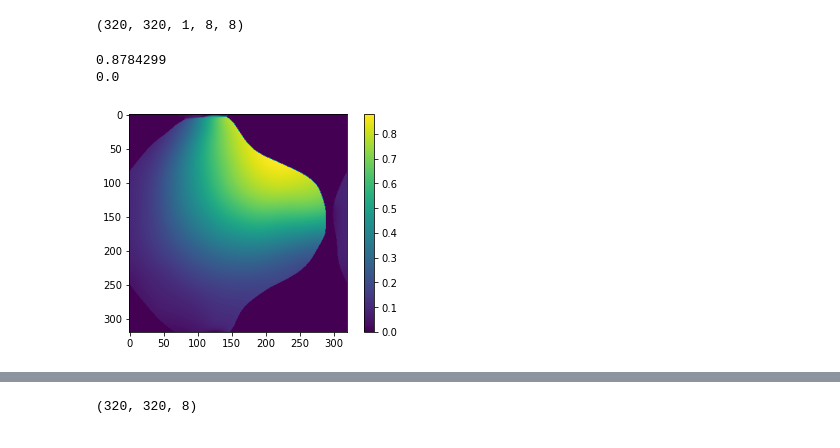
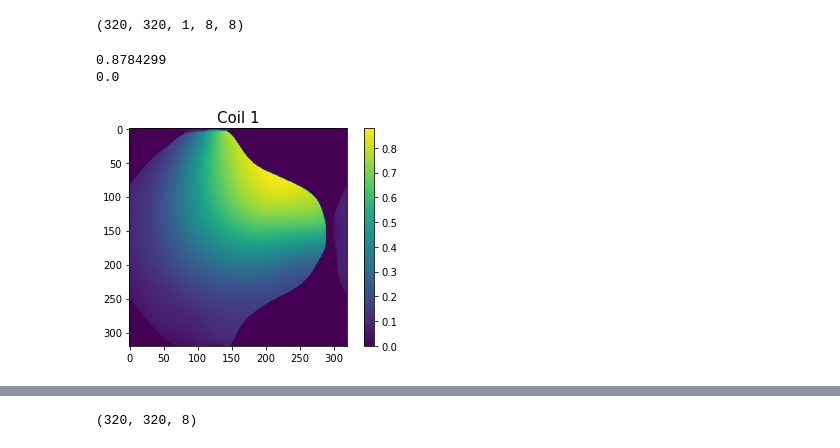
Before and after one commit to Krithika16/Coil_combination_comparative_study, a Jupyter notebook: notebooks/Simulating_phantom_coil_data.ipynb, the cells around one changed output, grey strips where cells are left out. Drawn from its saved outputs; the diff is of its cells as text; code cells hidden in the pictures.

```diff
--- a/notebooks/Simulating_phantom_coil_data.ipynb
+++ b/notebooks/Simulating_phantom_coil_data.ipynb
@@ -89,4 +86,5 @@ array([0.06779263-0.03363105j, 0.03835793-0.01510229j,
 for i in range(test_image.shape[2]):
     plt.figure()
     plt.imshow(np.abs(test_image[:,:,i]), cmap = 'gray')
+    plt.title("Phase cycle " + str(i+1), fontsize = 15)
 # %% [output]
@@ -162,5 +168,6 @@ print(smoothed_bssfp_images.shape)
 for i in range(12):
     plt.figure()
     plt.imshow(np.abs(smoothed_bssfp_images[:,:,i]), cmap = 'gray')
+    plt.title("Phase cycle " + str(i+1), fontsize = 15)
 # %% [output]
 (320, 320, 12)
@@ -191,12 +198,13 @@ esp.shape
 # %%
 print(np.max(np.abs(esp)))
 print(np.min(np.abs(esp)))
 
 for i in range(8):
     plt.figure()
     plt.imshow(np.abs(esp[:,:,0,i,0]))
+    plt.title("Coil " + str(i+1), fontsize = 15)
     plt.colorbar()
 # %% [output]
 0.8784299
 0.0
-[figure, old version]
+[figure, new version]
```
Also changed, not shown: parts of 14 cells of this notebook.
